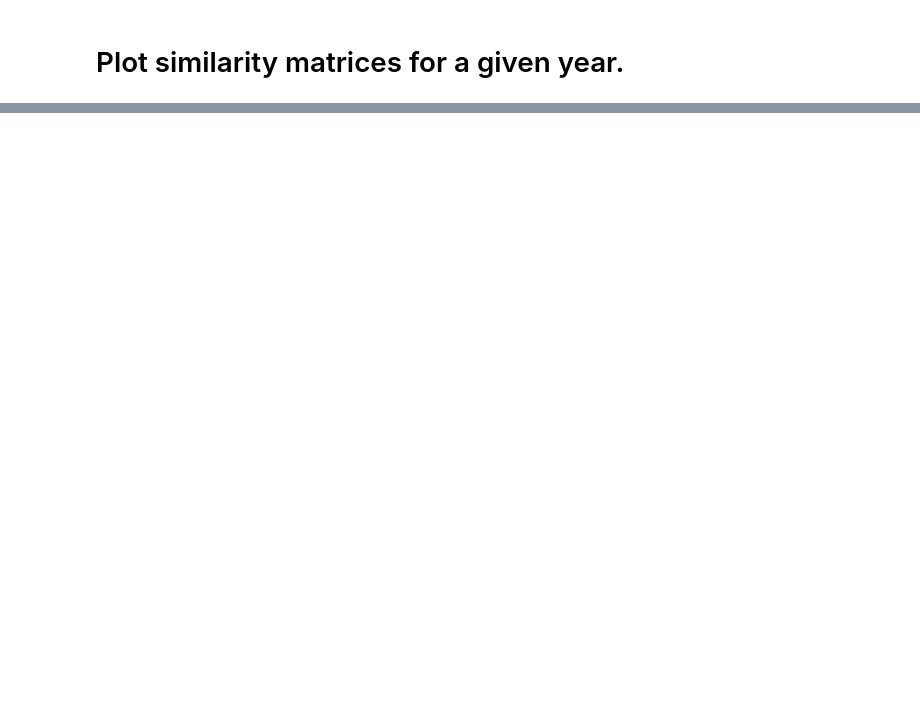
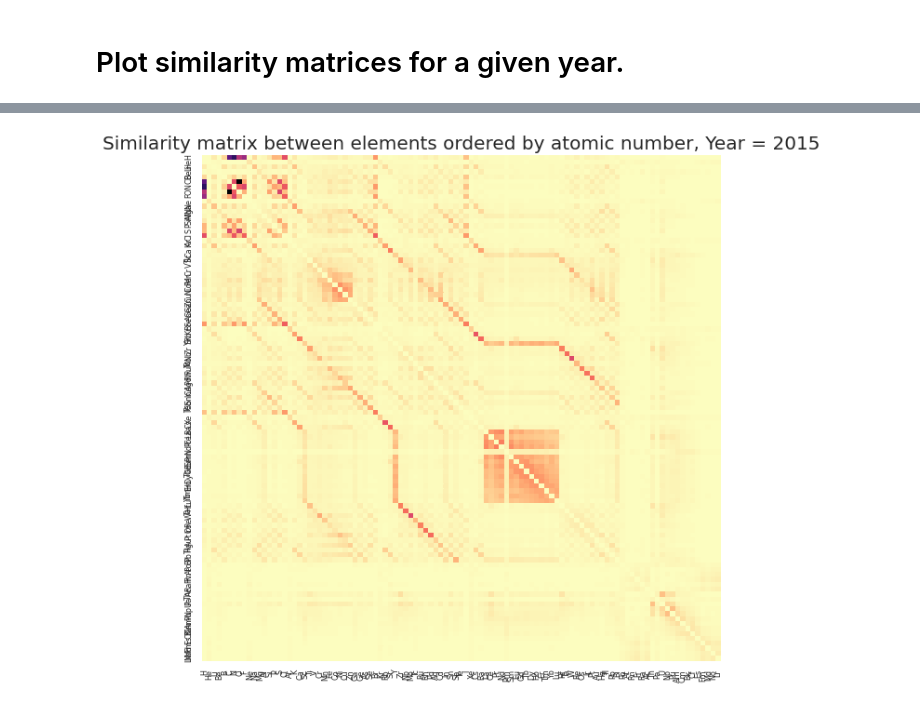
Before and after one commit to doncamilom/1868_SubstancesStudy, a Jupyter notebook: Notebooks/Similarity.ipynb, the cells around one changed output, grey strips where cells are left out. Cells and saved outputs as stored; diff of their text form; code cells hidden in the pictures; blank space fills up the shorter version.

```diff
--- a/Notebooks/Similarity.ipynb
+++ b/Notebooks/Similarity.ipynb
@@ -148,0 +115,58 @@ plot_simMat_yr(1999)#,save='../Data/Results/SM_1867.png')
+# %%
+def plot_simMat_yr(year,min_yr=min_yr,save=False,raw=True,palette='magma_r',ordering=False,scale=15):
+    """Plot similarity matrix for a given year
+    year: which year to plot
+    raw:  plot the raw normalized matrix (non-symmetric)
+        if raw=False: plot symmetrized version
+    ordering: lists position of elements ordered by atomic number.
+        e.g. [40,21,10] means H is in position 40, He in 21 and Li is 10th.
+    """
+    S = simMat_yr[year - min_yr].copy()
+
+    # First change order, then clean empty rows + cols
+    if type(ordering)!=bool: # Use new order
+        indices = ['_' for i in range(103)]
+        labels = indices.copy()
+        for i,idx in enumerate(ordering):
+            indices[idx] = i
+            labels[idx] = elemList_AO[i]
+        S = S[indices][:,indices]
+
+    else: labels = elemList_AO
+
+    # Remove non-existent elements (diag==0)
+    diag = np.diag(S)
+    isn = diag!=0
+    S = S[isn][:,isn]
+    n = isn.sum()
+    diag = diag[isn]
+
+    if raw:    P = (S/diag).T
+    else:
+        Sum0 = S.sum(axis=0).reshape(-1,1).repeat(n,axis=1)
+        Sum1 = S.sum(axis=1).reshape(1,-1).repeat(n,axis=0)
+        P = np.sqrt(S**2/(Sum0*Sum1))
+
+    ## Replace diagonal with 0, so that important features are evident
+    inds = np.arange(0,n)
+    P[inds,inds] = 0
+
+
+    fig,ax = plt.subplots(figsize=(scale,scale))
+    ax.set_title(f"Similarity matrix between elements ordered by atomic number, Year = {year}",
+                 fontsize=20)
+    sns.heatmap(P,ax=ax,cbar=False,
+                cmap=sns.color_palette(palette, as_cmap=True))
+
+    labl = np.array(labels)[isn]
+    tick = [i+0.5 for i in range(len(labl))]
+    ax.set_xticks(tick)
+    ax.set_yticks(tick)
+    ax.set_xticklabels(labl,fontsize=8)
+    ax.set_yticklabels(labl,fontsize=8)
+
+    if save: plt.savefig(save,dpi=400,bbox_inches='tight')
+
+plot_simMat_yr(2015,raw=False,scale=10)
+# %% [output]
+[figure, added]
```
Also changed, not shown: parts of 35 cells of this notebook, 15 other files.
